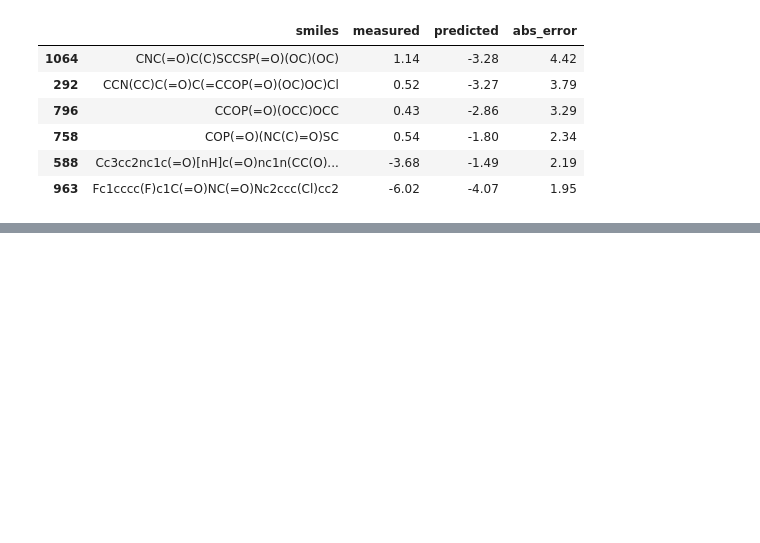
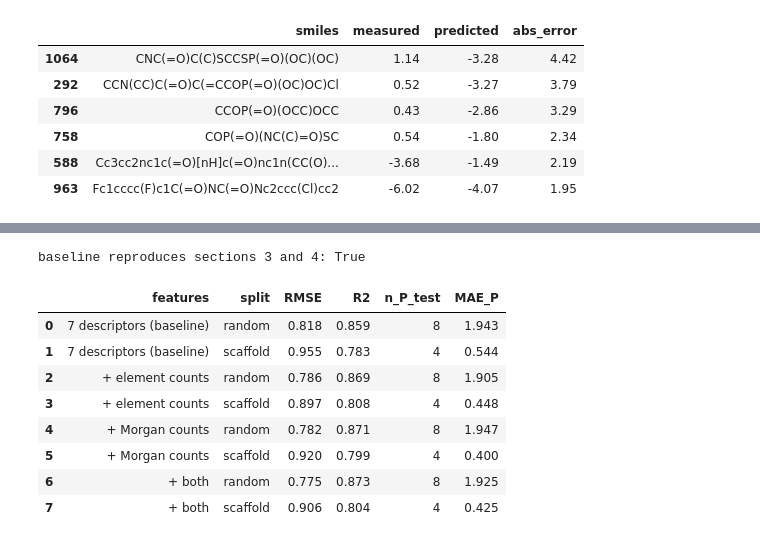
Before and after one commit to Ash679-ux/chem-ml-solubility, a Jupyter notebook: molecules.ipynb, the cells around one changed output, grey strips where cells are left out. Drawn from its saved outputs; the diff is of its cells as text; code cells hidden in the pictures; blank space fills up the shorter version.

```diff
--- a/molecules.ipynb
+++ b/molecules.ipynb
@@ -200,0 +323,42 @@ mean abs error, phosphorus only:   1.94
+# %%
+tr_r, te_r = train_test_split(np.arange(len(df)), test_size=0.2, random_state=SEED)  # same rows as section 3
+
+
+def fit_predict(Xf, train_idx, test_idx, seed=SEED):
+    rf = RandomForestRegressor(n_estimators=300, random_state=seed, n_jobs=-1)
+    rf.fit(Xf.iloc[train_idx], y.iloc[train_idx])
+    return rf.predict(Xf.iloc[test_idx])
+
+
+split_rows = []
+for name, Xf in feature_sets.items():
+    for split, (a, b) in {"random": (tr_r, te_r), "scaffold": (tr, te)}.items():
+        pred_b = fit_predict(Xf, a, b)
+        err = y.iloc[b].to_numpy() - pred_b
+        p = has_P.iloc[b].to_numpy()
+        split_rows.append({
+            "features": name,
+            "split": split,
+            "RMSE": np.sqrt((err ** 2).mean()),
+            "R2": r2_score(y.iloc[b], pred_b),
+            "n_P_test": int(p.sum()),
+            "MAE_P": np.abs(err[p]).mean() if p.any() else np.nan,
+        })
+
+split_table = pd.DataFrame(split_rows)
+
+base = split_table[split_table["features"] == "7 descriptors (baseline)"].set_index("split")["RMSE"]
+earlier = results[results["model"] == "Random forest"].set_index("split")["RMSE"]
+print("baseline reproduces sections 3 and 4:", bool(np.allclose(base, earlier.loc[base.index], atol=1e-6)))
+split_table.round(3)
+# %% [output]
+baseline reproduces sections 3 and 4: True
+|  | features | split | RMSE | R2 | n_P_test | MAE_P |
+| 0 | 7 descriptors (baseline) | random | 0.818 | 0.859 | 8 | 1.943 |
+| 1 | 7 descriptors (baseline) | scaffold | 0.955 | 0.783 | 4 | 0.544 |
+| 2 | + element counts | random | 0.786 | 0.869 | 8 | 1.905 |
+| 3 | + element counts | scaffold | 0.897 | 0.808 | 4 | 0.448 |
+| 4 | + Morgan counts | random | 0.782 | 0.871 | 8 | 1.947 |
+| 5 | + Morgan counts | scaffold | 0.920 | 0.799 | 4 | 0.400 |
+| 6 | + both | random | 0.775 | 0.873 | 8 | 1.925 |
+| 7 | + both | scaffold | 0.906 | 0.804 | 4 | 0.425 |
```
Also changed, not shown: parts of 32 cells of this notebook, 6 other files.
